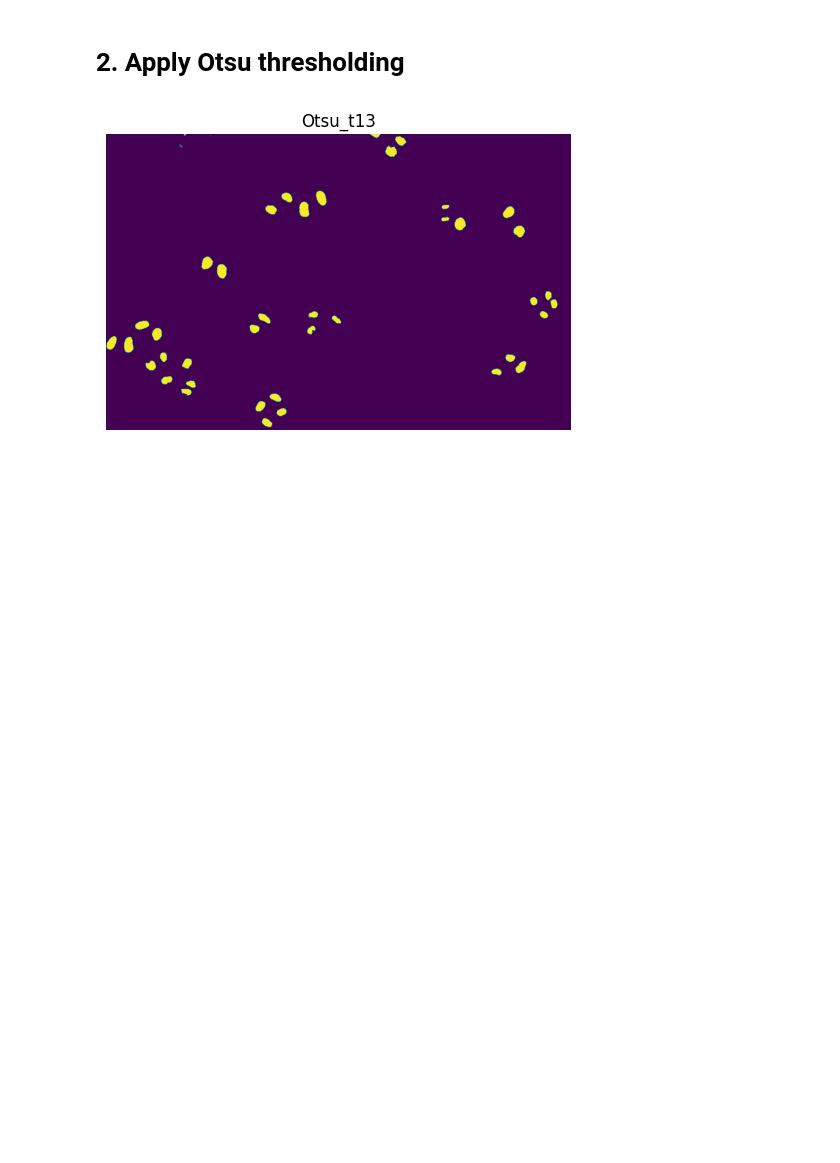
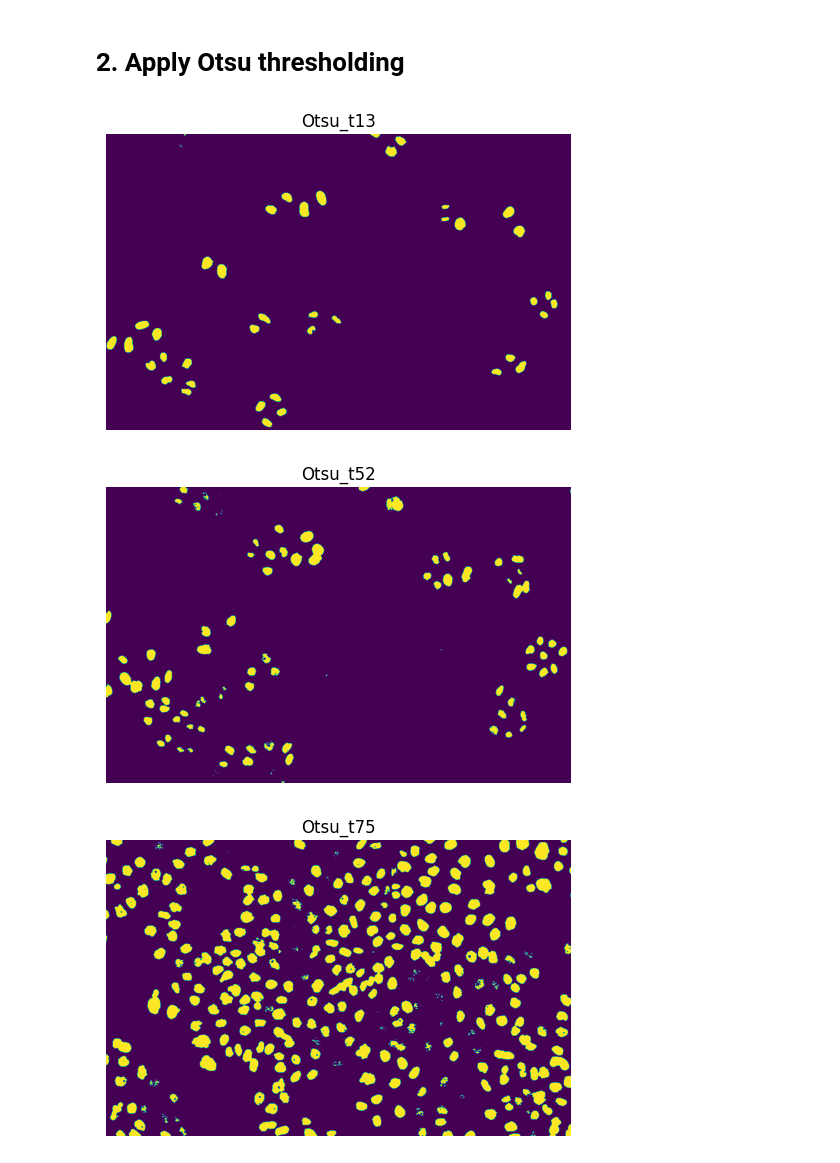
Before and after one commit to BiomedicalImageAnalysis2025/topic01_team04, a Jupyter notebook: Code/Otsu thresholding.ipynb, the cells around one changed output. Saved outputs shown, nothing was run; the diff lists cells and outputs as text; code cells hidden in the pictures; blank space fills up the shorter version.

```diff
--- a/Code/Otsu thresholding.ipynb
+++ b/Code/Otsu thresholding.ipynb
@@ -25,6 +33,15 @@ display_images(t13, "Original_t13")
 # 2. Apply Otsu thresholding
 # %%
 Otsu_t13 = otsu_thresholding(t13)
+Otsu_t52 = otsu_thresholding(t52)
+Otsu_t75 = otsu_thresholding(t75)
+Otsu_t79 = otsu_thresholding(t79)
+
 display_images(Otsu_t13, "Otsu_t13")
+display_images(Otsu_t52, "Otsu_t52")
+display_images(Otsu_t75, "Otsu_t75")
+display_images(Otsu_t79, "Otsu_t79")
 # %% [output]
 [figure]
+[figure, added]
+[figure, added]
```
Also changed, not shown: parts of 2 cells of this notebook.
